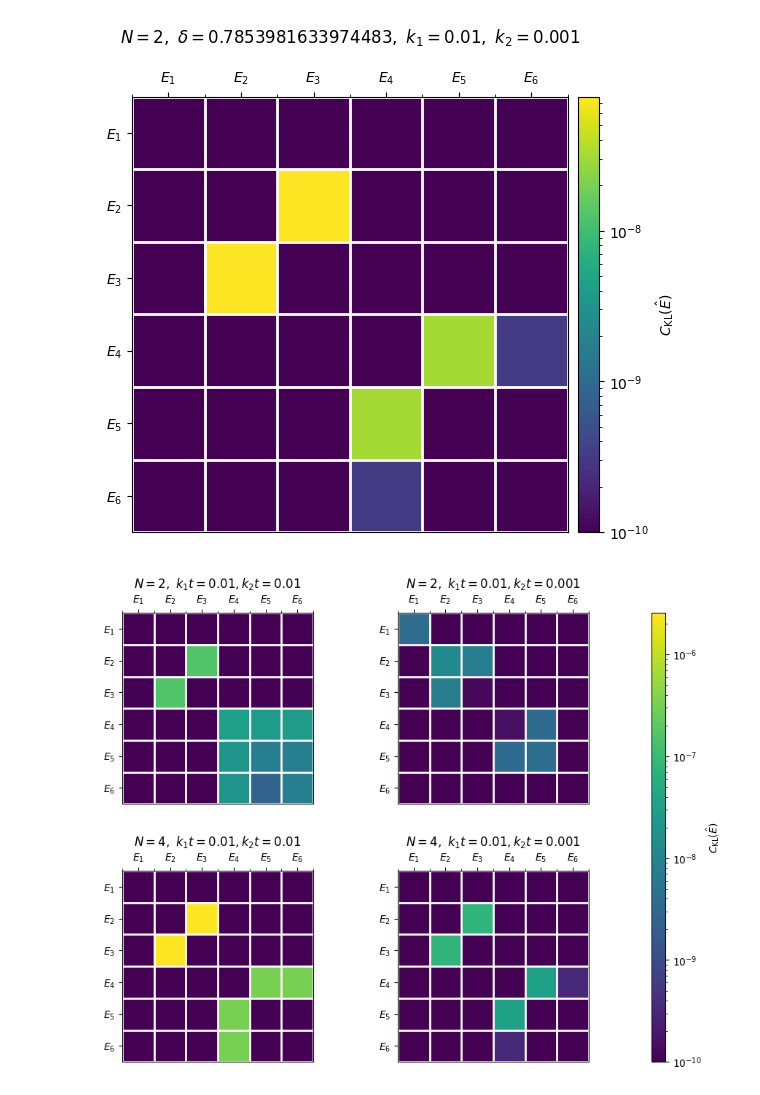
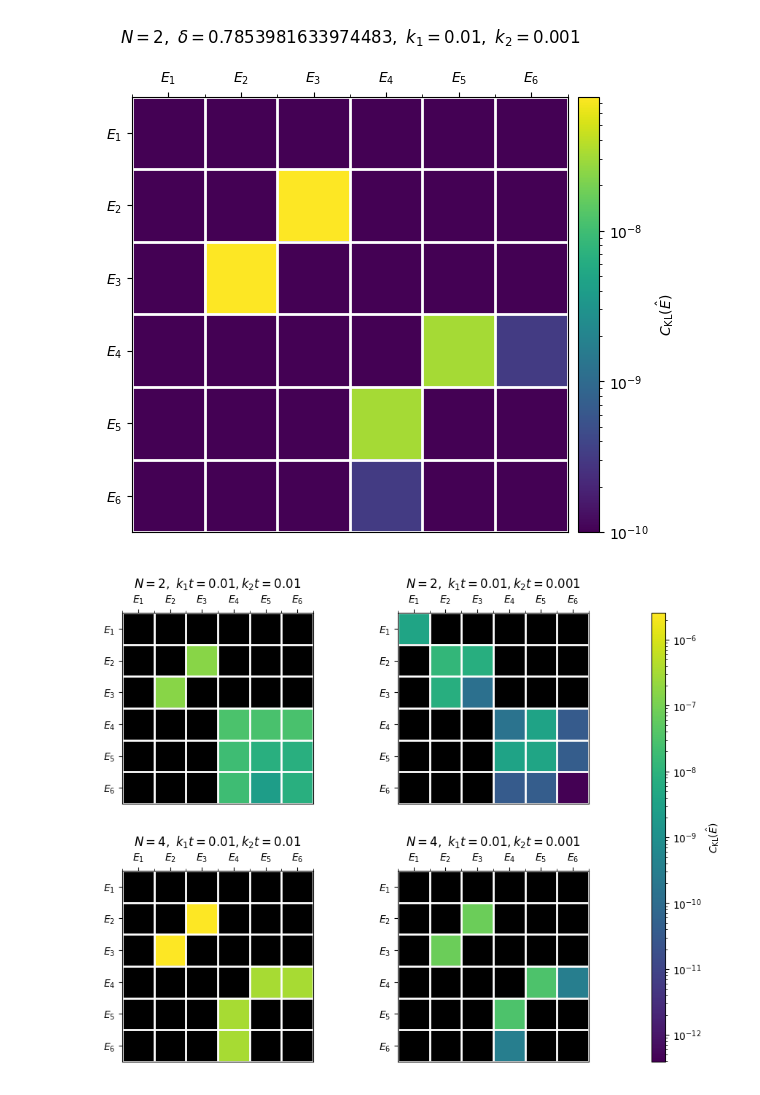
Before and after one commit to cibbe/TRIBE, a Jupyter notebook: analytical/plotting/plots.ipynb, the cells around one changed output. Saved outputs shown, nothing was run; the diff lists cells and outputs as text; code cells hidden in the pictures.

Commit message:
Fix log scale in matrix plot

```diff
--- a/analytical/plotting/plots.ipynb
+++ b/analytical/plotting/plots.ipynb
@@ -528,8 +528,9 @@ def compute_matrix(N, delta, phi, k1t, k2t):
     M = M
     M = np.asarray(M, dtype=float)
     M = np.abs(M)
-    M[~np.isfinite(M)] = 1e-20
-    M[M <= 0] = 1e-20
+    M[M < 10**-30]=0 # Clamp any values that are close to zero (numerical imprecision). The values I observe are as smallest 10^-13, so should be safe
+    # M[~np.isfinite(M)] = 1e-20
+    # M[M <= 0] = 1e-20
     return M
 
 # -------------------------------------------------
@@ -543,9 +544,17 @@ Mats = {
 }
 
 # Shared normalization
-vmin = 0
+vmin = min(M[M>0].min() for M in Mats.values())
 vmax = max(M.max() for M in Mats.values())
-#norm = LogNorm(vmin=vmin, vmax=vmax)
+norm = LogNorm(vmin=vmin, vmax=vmax)
+
+
+# -------------------------------------------------
+# Setup colourmap
+# -------------------------------------------------
+import copy
+cmap = copy.copy(plt.colormaps["viridis"])
+cmap.set_bad(color="black")
 
 # -------------------------------------------------
 # Plot panels
@@ -556,7 +565,7 @@ for key, ax in axs.items():
 
     im = ax.imshow(
         M,
-        cmap="viridis",
+        cmap=cmap,
         norm=norm,
         aspect="equal",
         origin="upper"
@@ -566,31 +575,31 @@ for key, ax in axs.items():
     ax.set_xticks(range(N))
     ax.set_yticks(range(N))
     ax.set_xticklabels(labels)
     ax.set_yticklabels(labels)
     ax.xaxis.tick_top()
 
     ax.set_xticks(np.arange(-0.5, N, 1), minor=True)
     ax.set_yticks(np.arange(-0.5, N, 1), minor=True)
     ax.grid(which="minor", color="white", linewidth=2)
     ax.tick_params(which="minor", bottom=False, left=False)
 
 # -------------------------------------------------
 # Titles (semantic, not technical)
 # -------------------------------------------------
 axs["N2_eq"].set_title(r"$N=2, \ k_1t=0.01, k_2t=0.01$")
 axs["N2_df"].set_title(r"$N=2, \ k_1t=0.01, k_2t=0.001$")
 axs["N4_eq"].set_title(r"$N=4, \ k_1t=0.01, k_2t=0.01$")
 axs["N4_df"].set_title(r"$N=4, \ k_1t=0.01, k_2t=0.001$")
 
 # -------------------------------------------------
 # Shared colorbar
 # -------------------------------------------------
 cbar = fig.colorbar(im, cax=cax)
 cbar.set_label(r"$C_{\mathrm{KL}}(\hat{E})$")
 
 # -------------------------------------------------
 # Show
 # -------------------------------------------------
 plt.show()
 # %% [output]
-[figure, old version]
+[figure, new version]
```
Also changed, not shown: parts of 1 cell of this notebook.
